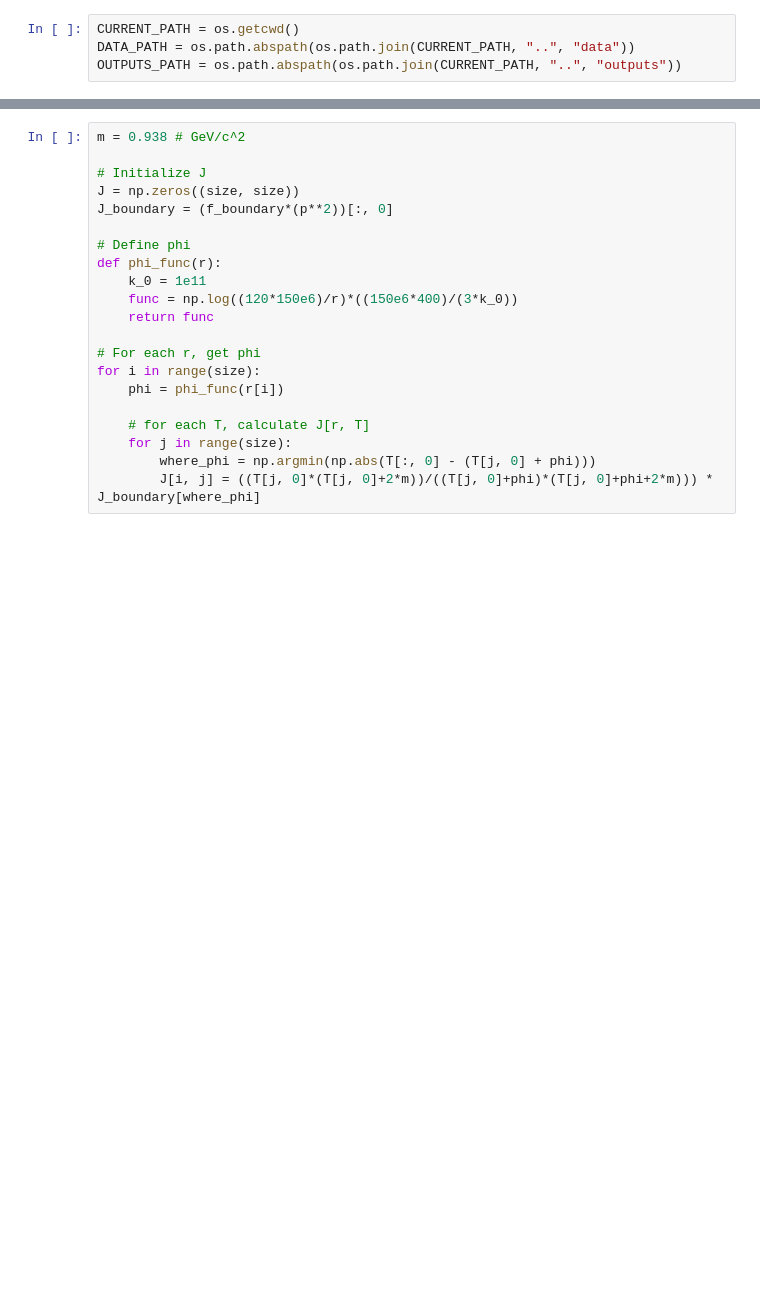
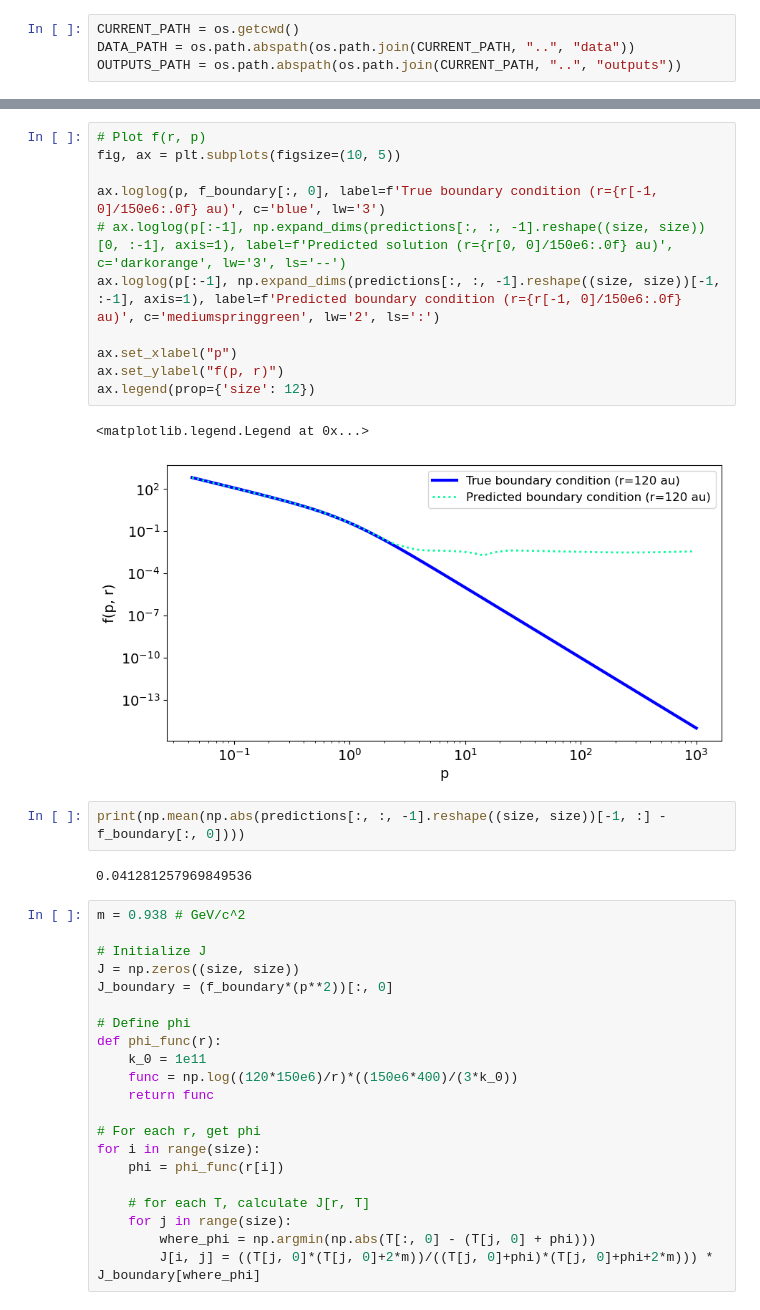
Before and after one commit to linneawolniewicz/pinns, a Jupyter notebook: src/visualize.ipynb, the cells around one changed output, grey strips where cells are left out. Saved outputs shown, nothing was run; the diff lists cells and outputs as text; blank space fills up the shorter version.

```diff
--- a/src/visualize.ipynb
+++ b/src/visualize.ipynb
@@ -50,3 +51,21 @@ Predictions shape: (262144, 1, 1000), min: -0.0018534911796450615, max: 642.6096
+# %%
+# Plot f(r, p)
+fig, ax = plt.subplots(figsize=(10, 5))
+
+ax.loglog(p, f_boundary[:, 0], label=f'True boundary condition (r={r[-1, 0]/150e6:.0f} au)', c='blue', lw='3')
+# ax.loglog(p[:-1], np.expand_dims(predictions[:, :, -1].reshape((size, size))[0, :-1], axis=1), label=f'Predicted solution (r={r[0, 0]/150e6:.0f} au)', c='darkorange', lw='3', ls='--')
+ax.loglog(p[:-1], np.expand_dims(predictions[:, :, -1].reshape((size, size))[-1, :-1], axis=1), label=f'Predicted boundary condition (r={r[-1, 0]/150e6:.0f} au)', c='mediumspringgreen', lw='2', ls=':')
+
+ax.set_xlabel("p")
+ax.set_ylabel("f(p, r)")
+ax.legend(prop={'size': 12})
+# %% [output]
+<matplotlib.legend.Legend at 0x...>
+[figure, added]
+# %%
+print(np.mean(np.abs(predictions[:, :, -1].reshape((size, size))[-1, :] - f_boundary[:, 0])))
+# %% [output]
+0.041281257969849536
 # %%
 m = 0.938 # GeV/c^2
 
```
Also changed, not shown: parts of 6 cells of this notebook, 31 other files.
